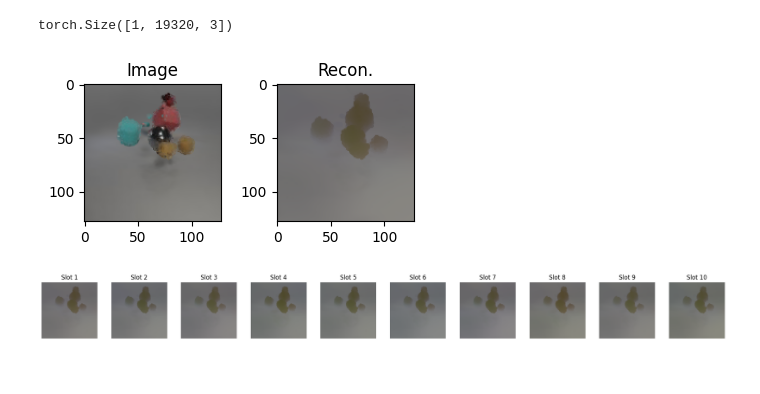
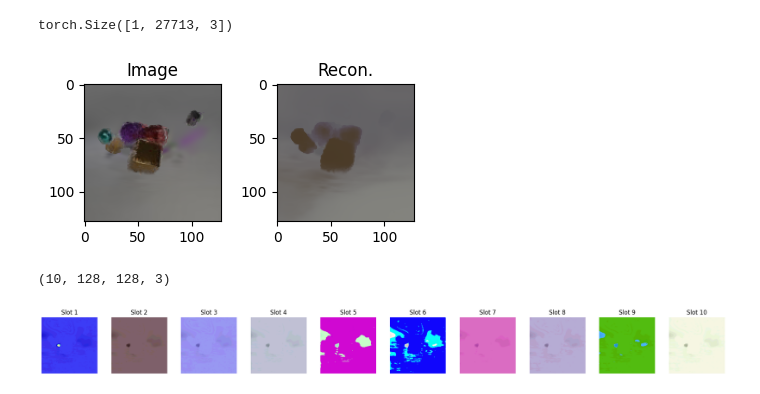
Before and after one commit to 00LukeSkyworker00/4dgs-slot-attention, a Jupyter notebook: eval.ipynb, the cells around one changed output. Cells and saved outputs as stored; diff of their text form; code cells hidden in the pictures.

```diff
--- a/eval.ipynb
+++ b/eval.ipynb
@@ -15,6 +15,7 @@ from dataset import *
 
 # Load YAML.
 cfg = OmegaConf.load('config.yaml')
+cfg.attention.num_slots = 10
 
 # Get CFG
 seed = cfg.training.seed
@@ -28,7 +29,7 @@ frame = 5
 
 # Load val dataset.
 val_dir = '/home/skyworker/result/4DGS_SlotAttention/shape_of_motion/'
-val_seq = 'movi_a_0010_anoMask'
+val_seq = 'movi_a_0020_anoMask'
 test_set = ShapeOfMotion(os.path.join(val_dir,val_seq), cfg.dataset)
 
 # Load model.
@@ -59,39 +60,44 @@ w2cs = w2cs[None].to(device)
 pos_embed = sample['all_gs'][0][None].to(device)
 print(pos_embed.shape)
 # %% [output]
-torch.Size([1, 19320, 3])
+torch.Size([1, 27713, 3])
 # %%
-recon_combined = model(gs, pos_embed, Ks=Ks, w2cs=w2cs).to(torch.uint8)
+recon_combined,recon_slots = model(gs, pos_embed, Ks=Ks, w2cs=w2cs)
 # Squeeze.
-recon_combined = recon_combined.squeeze(0)
+recon_combined = (recon_combined * 255).squeeze(0).to(torch.uint8)
+recon_slots = (recon_slots * 255).squeeze(0).to(torch.uint8)
 # recons = recons.squeeze(0)
 # masks = masks.squeeze(0)
 
 # Convert to numpy.
 recon_combined = recon_combined.cpu().detach().numpy()
+recon_slots = recon_slots.cpu().detach().numpy()
+
 # recons = recons.cpu().detach().numpy()
 # masks = masks.cpu().detach().numpy()
 fig, ax = plt.subplots(1, 2, figsize=(4, 2))
 # plt.imshow(image, cmap='gray')
 ax[0].imshow(image)
 ax[0].set_title('Image')
-ax[1].imshow(recon_combined[0])
+ax[1].imshow(recon_combined)
 ax[1].set_title('Recon.')
 plt.tight_layout()
 # %% [output]
-[figure, old version]
+[figure, new version]
 # %%
 fig, ax = plt.subplots(1, num_slots, figsize=(20, 2))
+print(recon_slots.shape)
 for i in range(num_slots):
-  picture = recon_combined[i]
+  picture = recon_slots[i] * 10
   # picture = recons[i] * masks[i] + (1 - masks[i])
-  ax[i].imshow(picture, cmap="plasma")
+  ax[i].imshow(picture)
   ax[i].set_title('Slot %s' % str(i + 1))
 for i in range(len(ax)):
   ax[i].grid(False)
   ax[i].axis('off')
 plt.tight_layout()
 # %% [output]
+(10, 128, 128, 3)
-[figure, old version]
+[figure, new version]
 # %%
 # !tensorboard --logdir=logs
```
Also changed, not shown: parts of 1 cell of this notebook, 5 other files.
